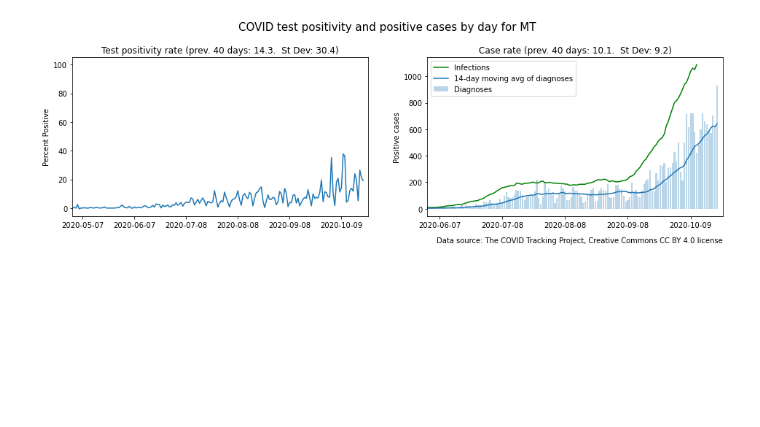
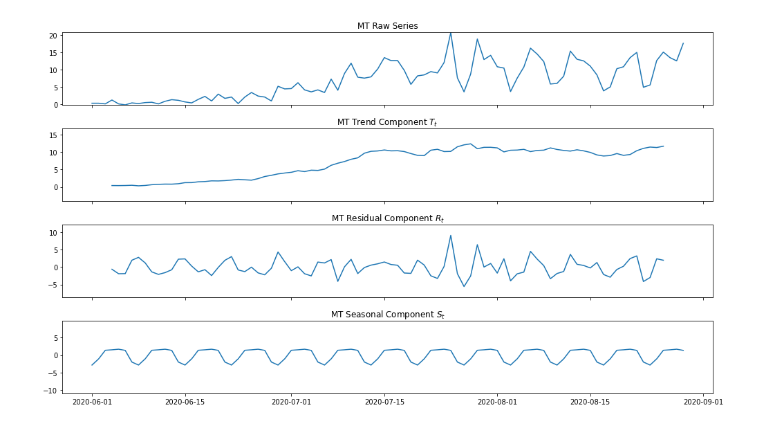
Before and after one commit to salvir1/COVID-19-early-warning-system, a Jupyter notebook: covid-surveillance-systems.ipynb, the cells around one changed output. Saved outputs shown, nothing was run; the diff lists cells and outputs as text; code cells hidden in the pictures; blank space fills up the shorter version.

Commit message:
delay dissection charts

```diff
--- a/covid-surveillance-systems.ipynb
+++ b/covid-surveillance-systems.ipynb
@@ -36,34 +21,40 @@ covidtracking = pd.read_csv("https://api.covidtracking.com/v1/states/daily.csv")
-# %%
-# Charts of positivity and case trends by state
-chart_state = 'MT'
-
-fig,ax = plt.subplots(1,2,figsize=(16,4))
-fig.suptitle(f'COVID test positivity and positive cases by day for {chart_state}', size=15, y=1.05)
-plt.figtext(0.9, 0, 'Data source: The COVID Tracking Project, Creative Commons CC BY 4.0 license', horizontalalignment='right')
-
-ST_cvd = covidtracking[covidtracking['state'] == chart_state]
-ST_cvd['positivity'] = ST_cvd['positiveIncrease'] / (ST_cvd['positiveIncrease']  + ST_cvd['negativeIncrease'] ) * 100
-ST_cvd['date'] = pd.to_datetime(ST_cvd['date'], format='%Y%m%d')
-ST_cvd = ST_cvd.sort_values('date', ascending=True)
-
-ax[0].plot( ST_cvd['date'], ST_cvd['positivity'])
-ax[0].set_title(f"Test positivity rate (prev. 40 days: {ST_cvd['positivity'].head(40).mean():.1f}.  St Dev: {ST_cvd['positivity'].head(40).std():.1f})")
-ax[0].set_xlim([datetime.date(2020, 5, 1), datetime.date.today()])
-ax[0].set_ylabel('Percent Positive')
-tick_spacing = 31
-ax[0].xaxis.set_major_locator(ticker.MultipleLocator(tick_spacing))
-
-
-ST_cvd['case_SMA_7'] = ST_cvd['positiveIncrease'].rolling(window=7).mean()
-ST_cvd['case_SMA_14'] = ST_cvd['positiveIncrease'].rolling(window=14).mean()
-ax[1].bar(ST_cvd['date'], ST_cvd['positiveIncrease'], label="Diagnoses", alpha = 0.3)
-ax[1].plot(ST_cvd['date'], 1.7 * ST_cvd['case_SMA_14'].shift(-10), label="Infections", color='green')
-ax[1].plot(ST_cvd['date'], ST_cvd['case_SMA_14'], label="14-day moving avg of diagnoses")
-ax[1].set_xlim([datetime.date(2020, 6, 1), datetime.date.today()])
-ax[1].set_title(f"Case rate (prev. 40 days: {ST_cvd['positiveIncrease'].head(40).mean():.1f}.  St Dev: {ST_cvd['positiveIncrease'].head(40).std():.1f})")
-ax[1].xaxis.set_major_locator(ticker.MultipleLocator(tick_spacing))
-ax[1].set_ylabel('Positive cases')
-ax[1].legend()
-plt.show()
-# %% [output]
-[figure, removed]
+# %%
+# Load in the COVID Tracking Project dataset by date and by state for US
+covidtracking = pd.read_csv("https://api.covidtracking.com/v1/states/daily.csv")
+
+df_state = covidtracking[['date', 'state', 'fips','positiveIncrease', 'deathIncrease', 'negativeIncrease']]
+# df_state.info()
+
+df_state['date'] = pd.to_datetime(df_state['date'], format='%Y%m%d')
+df_state = df_state[df_state['date'] >= '2020-06-01']
+
+st_population = pd.read_csv('../data/state_abbrev.csv', thousands=',') # Load in state population counts and merge with ctp data
+df_state = df_state.merge(st_population, how='inner' ,left_on='state', right_on='Code')
+# df_state.isna().sum() # No missing values!
+
+df_state['raw_case_rate'] = df_state['positiveIncrease'] / df_state['Population'] * 100000 # normalize by population
+# %%
+def plot_shared_yscales(axs, x, ys, titles, state_):
+    ymiddles =  [ (y.max()+y.min())/2 for y in ys ]
+    yrange = max( (y.max()-y.min())/2 for y in ys )
+    for ax, y, title, ymiddle in zip(axs, ys, titles, ymiddles):
+        ax.plot(x, y)
+        ax.set_title(f'{state_} {title}')
+        ax.set_ylim((ymiddle-yrange, ymiddle+yrange))
+# %%
+def plot_seasonal_decomposition(axs, series, sd, state_):
+    plot_shared_yscales(axs,
+                        series.index,
+                        [series, sd.trend, sd.resid, sd.seasonal],
+                        ["Raw Series", "Trend Component $T_t$", "Residual Component $R_t$", "Seasonal Component $S_t$"],
+                        state_)
+# %%
+state_name = 'MT'
+test_state = df_state[df_state['state']==state_name].set_index('date')
+# Looking at decomposition through the summer
+state_decomposition = sm.tsa.seasonal_decompose(test_state['raw_case_rate'].sort_index()[:90])
+fig, axs = plt.subplots(4, figsize=(14, 8), sharex=True)
+plot_seasonal_decomposition(axs, test_state['raw_case_rate'].sort_index()[:90], state_decomposition, state_name)
+plt.tight_layout()
+# %% [output]
+[figure, added]
```
Also changed, not shown: parts of 12 cells of this notebook.
